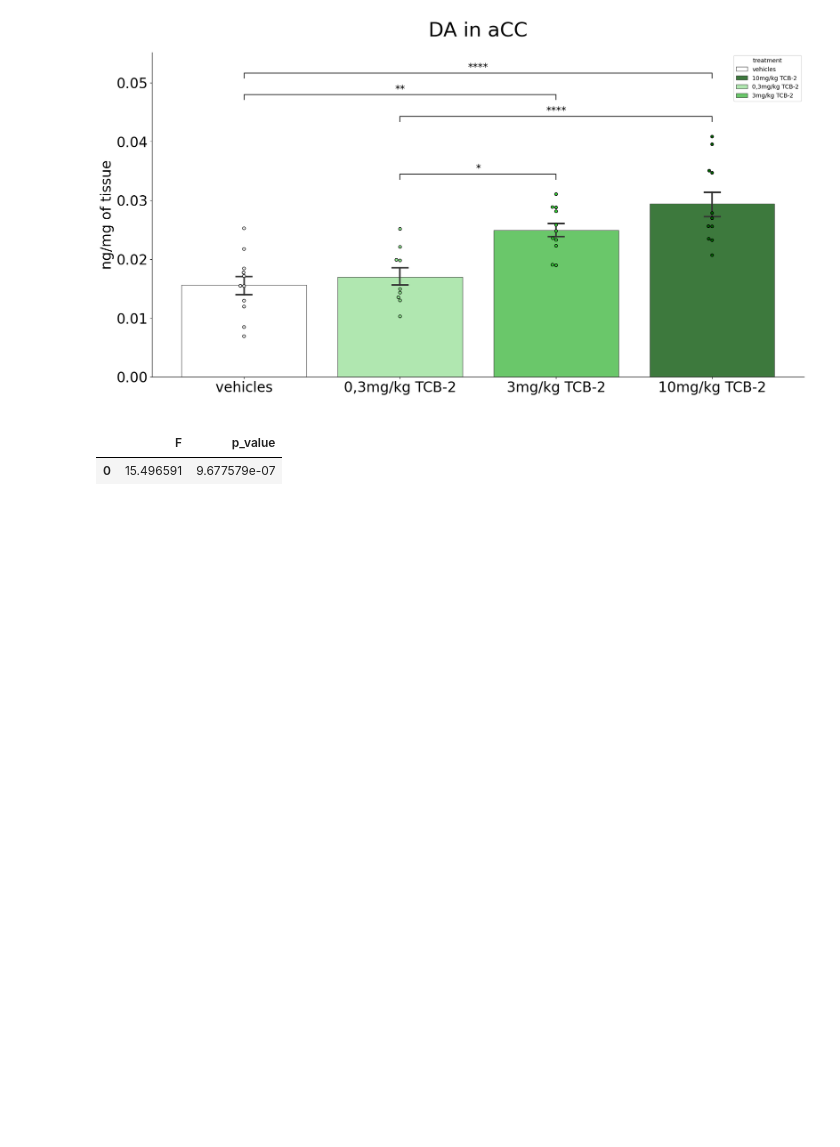
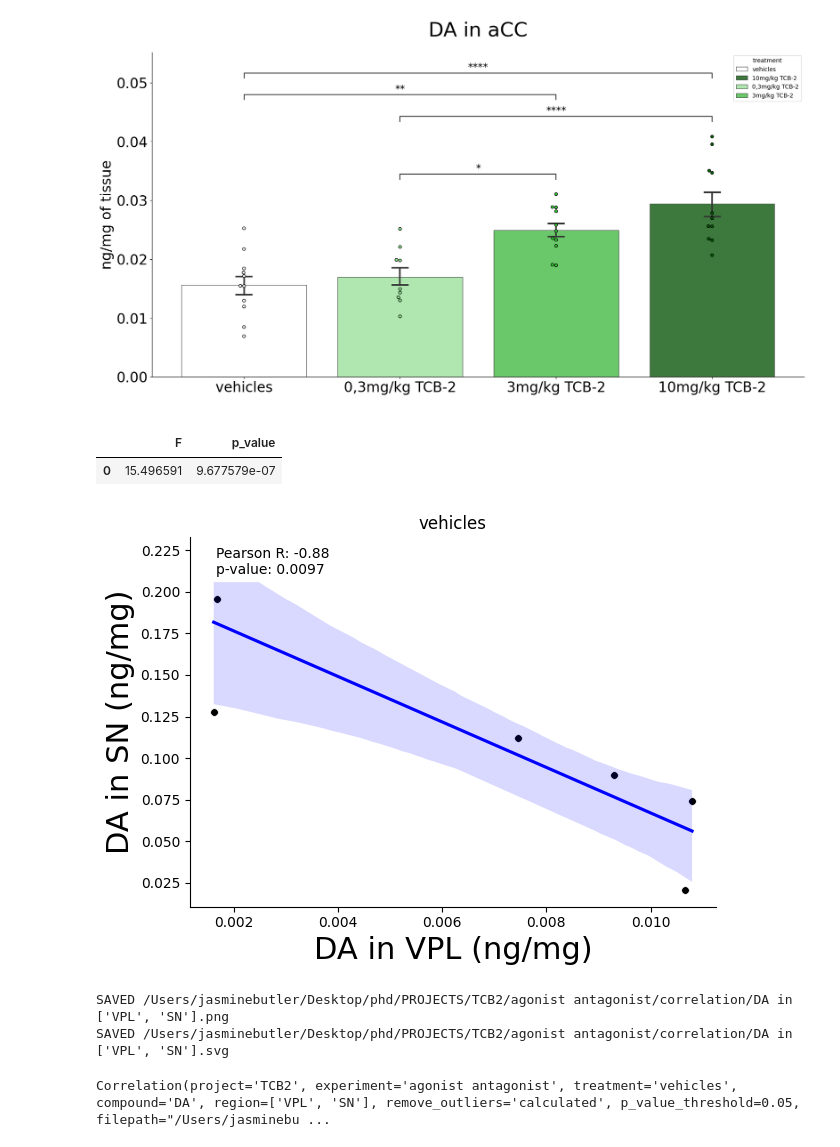
Before and after one commit to remicorne/phd, a Jupyter notebook: NEW_DASH.ipynb, the cells around one changed output. Saved outputs shown, nothing was run; the diff lists cells and outputs as text; code cells hidden in the pictures; blank space fills up the shorter version.

```diff
--- a/NEW_DASH.ipynb
+++ b/NEW_DASH.ipynb
@@ -188,6 +188,25 @@ hist.statistics.select(test='one_way_anova').result
 # %% [output]
 |  | F | p_value |
 | 0 | 15.496591 | 9.677579e-07 |
+# %%
+# SINGLE CORRECLATION
+from module.core.Figure import Correlation
+
+
+
+Correlation(project ='TCB2',
+                experiment='agonist antagonist',
+                treatment = 'vehicles',
+                compound='DA',
+                region= ['VPL','SN'],
+                from_scratch=True,
+                remove_outliers='calculated', # calculated / eliminated / False
+                )
+# %% [output]
+[figure, added]
+SAVED /Users/jasminebutler/Desktop/phd/PROJECTS/TCB2/agonist antagonist/correlation/DA in ['VPL', 'SN'].png
+SAVED /Users/jasminebutler/Desktop/phd/PROJECTS/TCB2/agonist antagonist/correlation/DA in ['VPL', 'SN'].svg
+Correlation(project='TCB2', experiment='agonist antagonist', treatment='vehicles', compound='DA', region=['VPL', 'SN'], remove_outliers='calculated', p_value_threshold=0.05, filepath="/Users/jasminebu ...
 # %%
 from module.core.Figure import Correlogram
 
```
Also changed, not shown: parts of 4 cells of this notebook.
